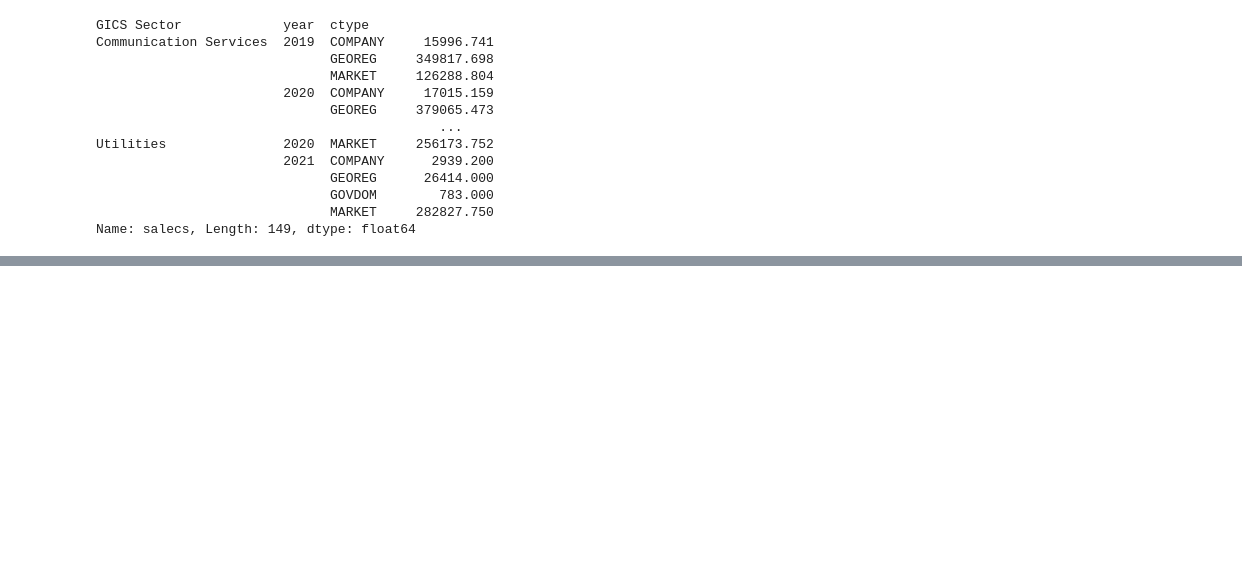
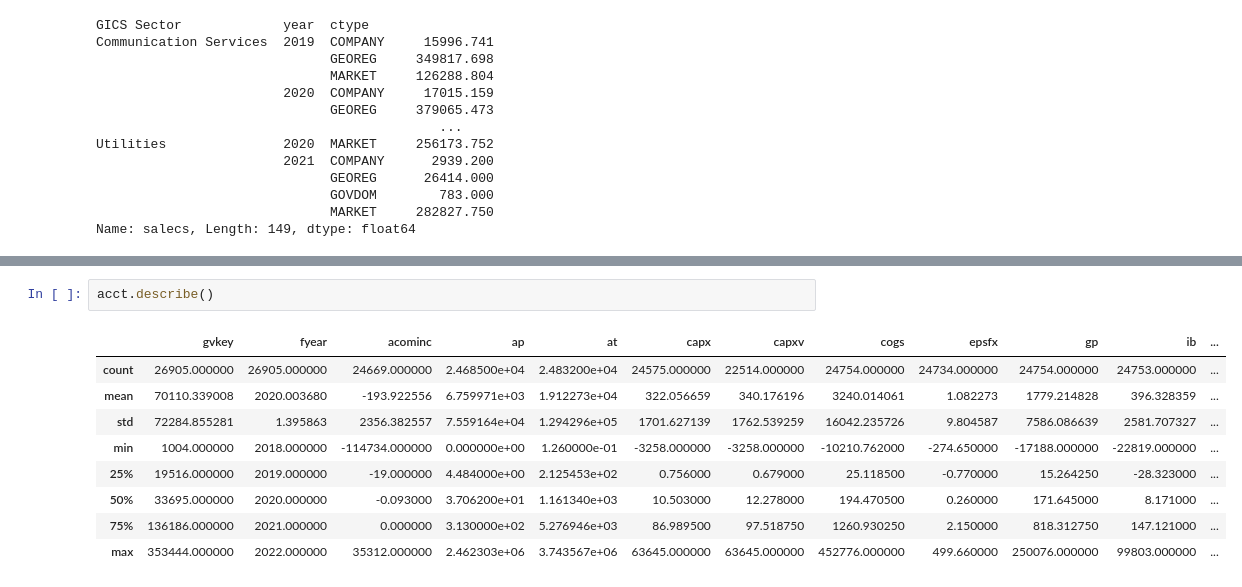
Before and after one commit to JerseyK/Final-Project_Sunset, a Jupyter notebook: data.ipynb, the cells around one changed output, grey strips where cells are left out. Cells and saved outputs as stored; diff of their text form; blank space fills up the shorter version.

```diff
--- a/data.ipynb
+++ b/data.ipynb
@@ -348,0 +388,12 @@ Name: salecs, Length: 149, dtype: float64
+# %%
+acct.describe()
+# %% [output]
+|  | gvkey | fyear | acominc | ap | at | capx | capxv | cogs | epsfx | gp | ib | ... |
+| count | 26905.000000 | 26905.000000 | 24669.000000 | 2.468500e+04 | 2.483200e+04 | 24575.000000 | 22514.000000 | 24754.000000 | 24734.000000 | 24754.000000 | 24753.000000 | ... |
+| mean | 70110.339008 | 2020.003680 | -193.922556 | 6.759971e+03 | 1.912273e+04 | 322.056659 | 340.176196 | 3240.014061 | 1.082273 | 1779.214828 | 396.328359 | ... |
+| std | 72284.855281 | 1.395863 | 2356.382557 | 7.559164e+04 | 1.294296e+05 | 1701.627139 | 1762.539259 | 16042.235726 | 9.804587 | 7586.086639 | 2581.707327 | ... |
+| min | 1004.000000 | 2018.000000 | -114734.000000 | 0.000000e+00 | 1.260000e-01 | -3258.000000 | -3258.000000 | -10210.762000 | -274.650000 | -17188.000000 | -22819.000000 | ... |
+| 25% | 19516.000000 | 2019.000000 | -19.000000 | 4.484000e+00 | 2.125453e+02 | 0.756000 | 0.679000 | 25.118500 | -0.770000 | 15.264250 | -28.323000 | ... |
+| 50% | 33695.000000 | 2020.000000 | -0.093000 | 3.706200e+01 | 1.161340e+03 | 10.503000 | 12.278000 | 194.470500 | 0.260000 | 171.645000 | 8.171000 | ... |
+| 75% | 136186.000000 | 2021.000000 | 0.000000 | 3.130000e+02 | 5.276946e+03 | 86.989500 | 97.518750 | 1260.930250 | 2.150000 | 818.312750 | 147.121000 | ... |
+| max | 353444.000000 | 2022.000000 | 35312.000000 | 2.462303e+06 | 3.743567e+06 | 63645.000000 | 63645.000000 | 452776.000000 | 499.660000 | 250076.000000 | 99803.000000 | ... |
```
Also changed, not shown: parts of 7 cells of this notebook, 1 other file.
